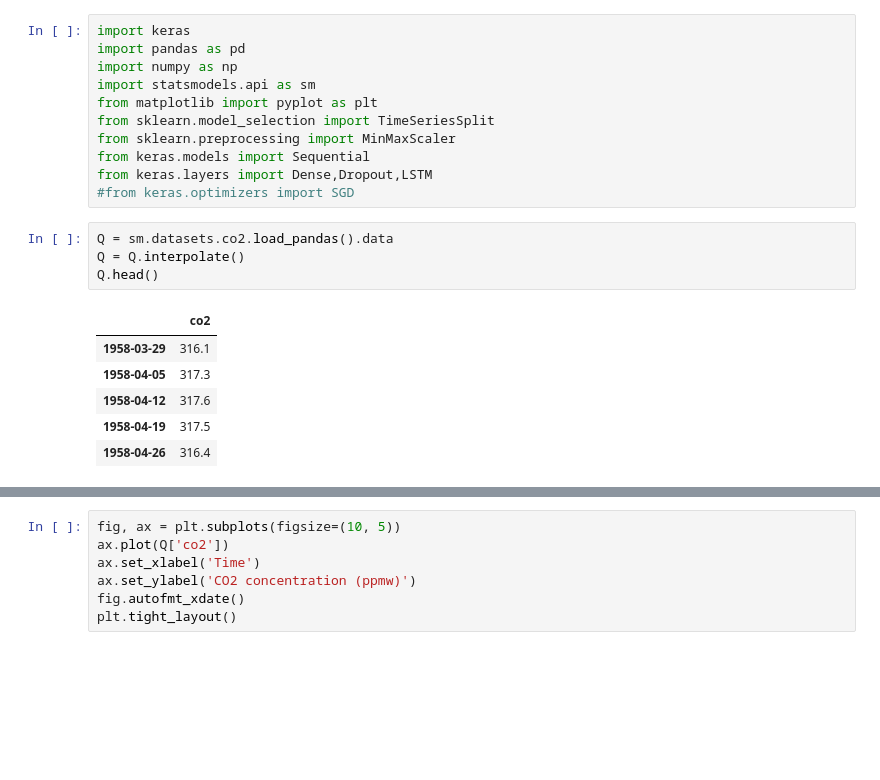
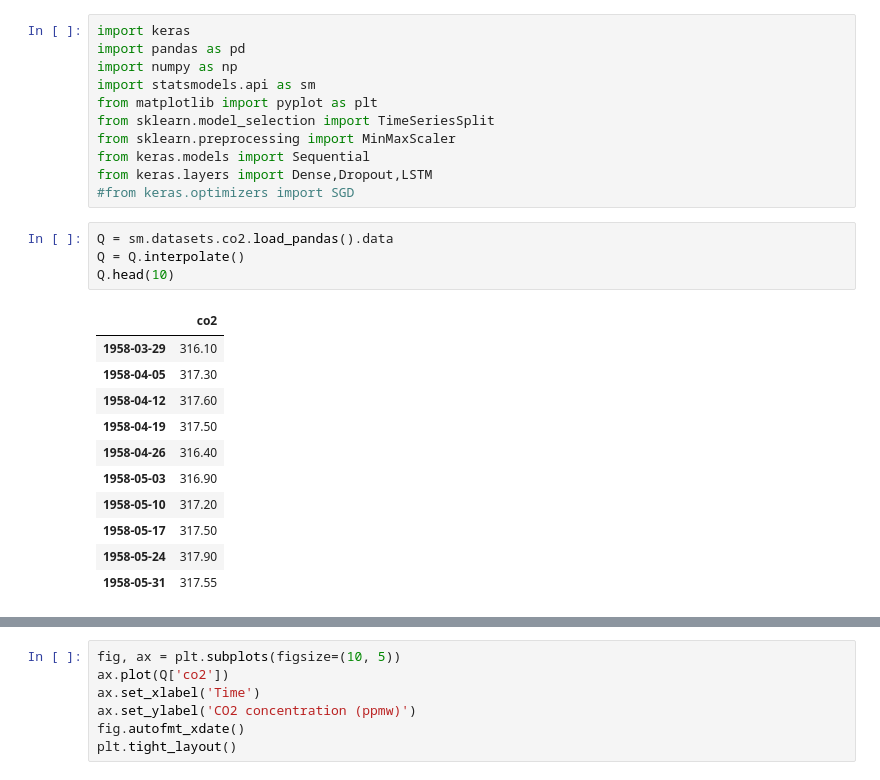
Before and after one commit to edieraristizabal/MachineLearning, a Jupyter notebook: NOTEBOOKS/22f_TimeSeries_LSTM.ipynb, the cells around one changed output, grey strips where cells are left out. Cells and saved outputs as stored; diff of their text form; blank space fills up the shorter version.

```diff
--- a/NOTEBOOKS/22f_TimeSeries_LSTM.ipynb
+++ b/NOTEBOOKS/22f_TimeSeries_LSTM.ipynb
@@ -30,11 +30,16 @@ from keras.layers import Dense,Dropout,LSTM
 # %%
 Q = sm.datasets.co2.load_pandas().data
 Q = Q.interpolate()
-Q.head()
+Q.head(10)
 # %% [output]
 |  | co2 |
-| 1958-03-29 | 316.1 |
-| 1958-04-05 | 317.3 |
-| 1958-04-12 | 317.6 |
-| 1958-04-19 | 317.5 |
-| 1958-04-26 | 316.4 |
+| 1958-03-29 | 316.10 |
+| 1958-04-05 | 317.30 |
+| 1958-04-12 | 317.60 |
+| 1958-04-19 | 317.50 |
+| 1958-04-26 | 316.40 |
+| 1958-05-03 | 316.90 |
+| 1958-05-10 | 317.20 |
+| 1958-05-17 | 317.50 |
+| 1958-05-24 | 317.90 |
+| 1958-05-31 | 317.55 |
```
Also changed, not shown: parts of 9 cells of this notebook, 1 other file.
